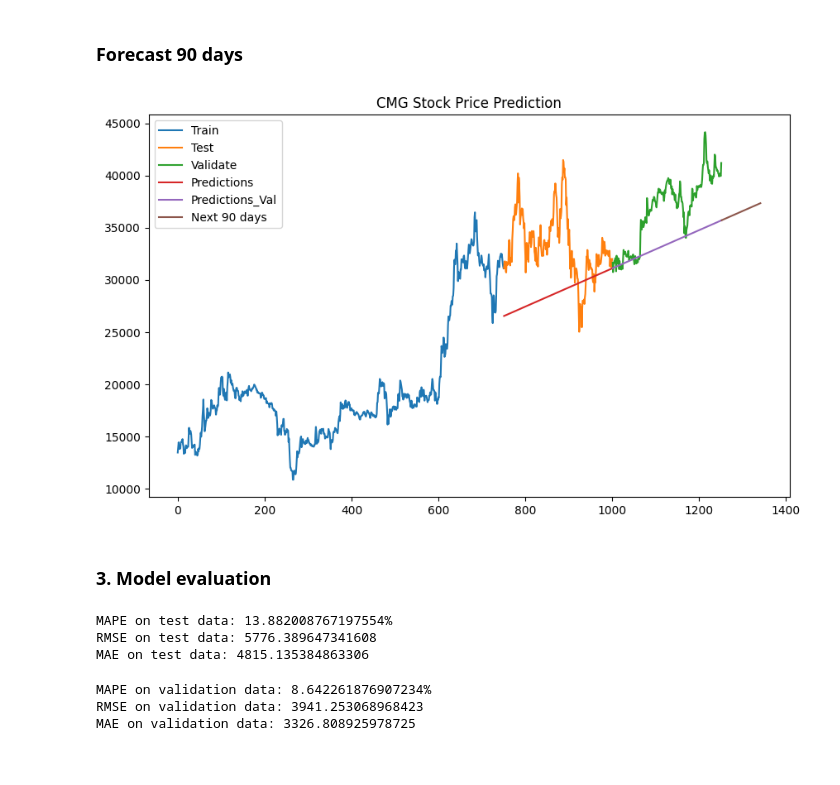
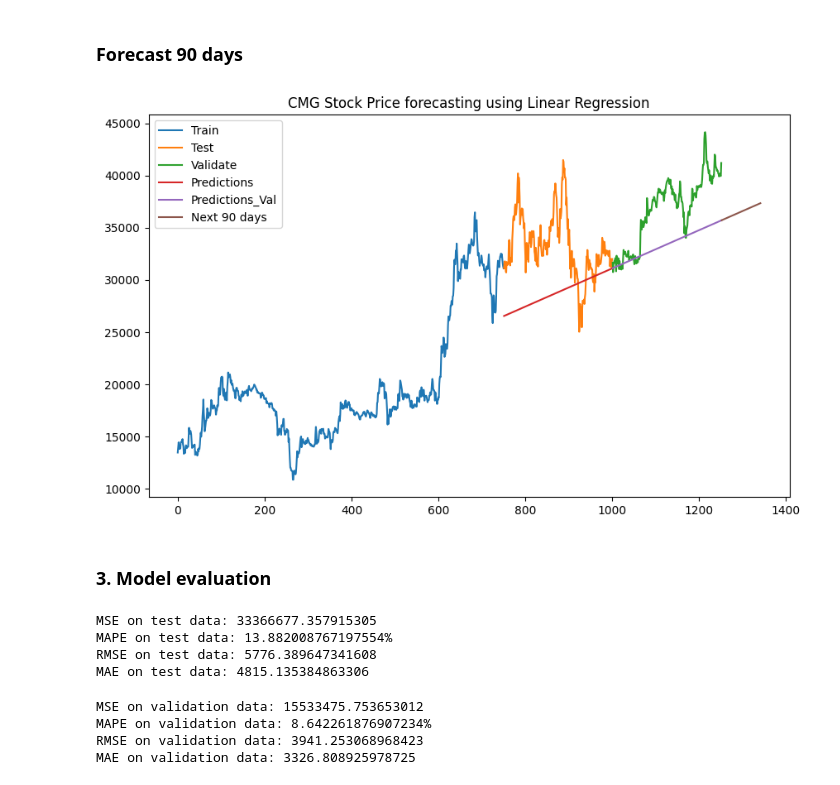
Before and after one commit to cawfee4/IS403_O22_HTCL_8, a Jupyter notebook: Model/LinearRegression/LinearRegression_CMG_622.ipynb, the cells around one changed output. Saved outputs shown, nothing was run; the diff lists cells and outputs as text; code cells hidden in the pictures.

```diff
--- a/Model/LinearRegression/LinearRegression_CMG_622.ipynb
+++ b/Model/LinearRegression/LinearRegression_CMG_622.ipynb
@@ -137,34 +137,38 @@ y_90_days_pred = model.predict(predicted_day)
 # %%
 # Plotting the data
 plt.figure(figsize=(10, 6))
 plt.plot(train_data.index, train_data['close'])
 plt.plot(test_data.index, test_data['close'])
 plt.plot(val_data.index, val_data['close'])
 plt.plot(test_data.index, y_test_pred)
 plt.plot(val_data.index, y_val_pred)
 plt.plot(predicted_day, y_90_days_pred)
-plt.title(f"{stock_name[stock]} Stock Price Prediction")
+plt.title(f"{stock_name[stock]} Stock Price forecasting using Linear Regression")
 plt.legend(['Train', 'Test', 'Validate','Predictions','Predictions_Val', f"Next {num_of_days} days"])
 plt.show()
 # %% [output]
-[figure, old version]
+[figure, new version]
 # %% [markdown]
 ### 3. Model evaluation
 # %%
 # Model evaluation on test set
+print(f"MSE on test data: {mse(y_test, y_test_pred)}")
 print(f"MAPE on test data: {mape(y_test, y_test_pred) * 100}%")
 print(f"RMSE on test data: {rmse(y_test, y_test_pred)}")
 print(f"MAE on test data: {mae(y_test, y_test_pred)}")
 # %% [output]
+MSE on test data: 33366677.357915305
 MAPE on test data: 13.882008767197554%
 RMSE on test data: 5776.389647341608
 MAE on test data: 4815.135384863306
 # %%
 # Model evaluation on validation set
+print(f"MSE on validation data: {mse(y_val, y_val_pred)}")
 print(f"MAPE on validation data: {mape(y_val, y_val_pred) * 100}%")
 print(f"RMSE on validation data: {rmse(y_val, y_val_pred)}")
 print(f"MAE on validation data: {mae(y_val, y_val_pred)}")
 # %% [output]
+MSE on validation data: 15533475.753653012
 MAPE on validation data: 8.642261876907234%
 RMSE on validation data: 3941.253068968423
 MAE on validation data: 3326.808925978725
```
Also changed, not shown: parts of 3 cells of this notebook, 16 other files.
